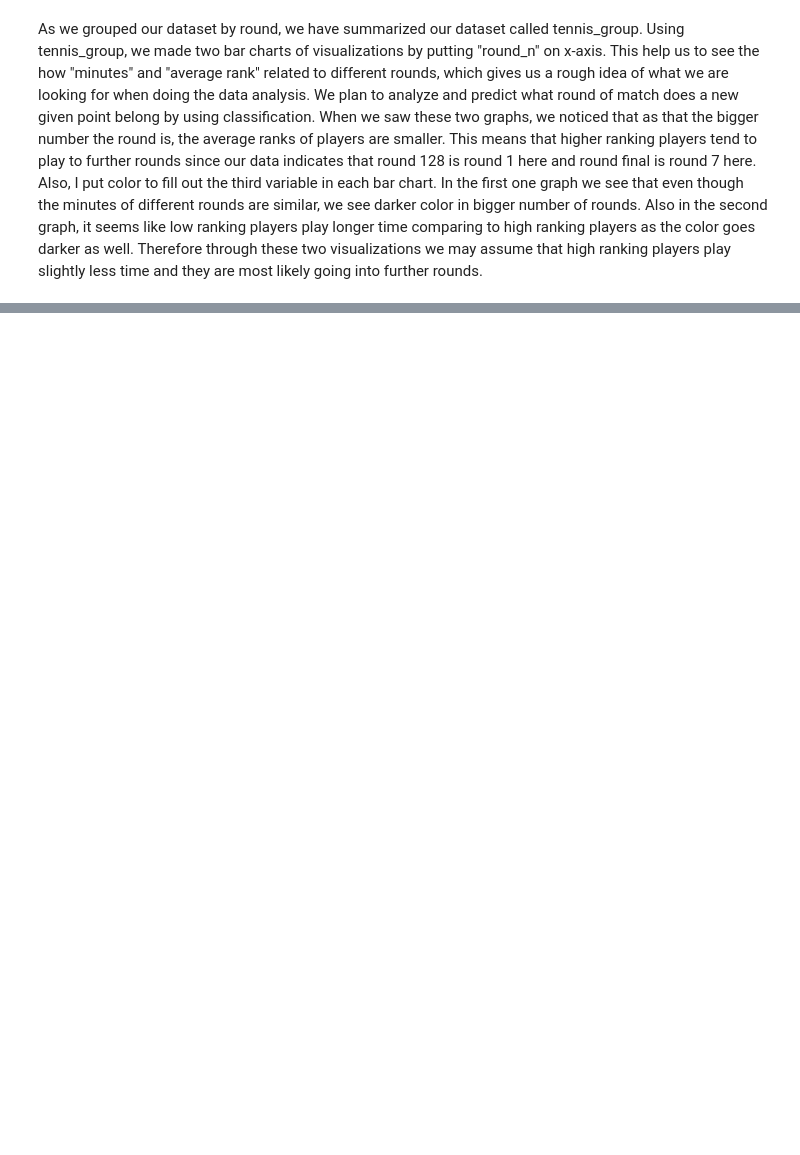
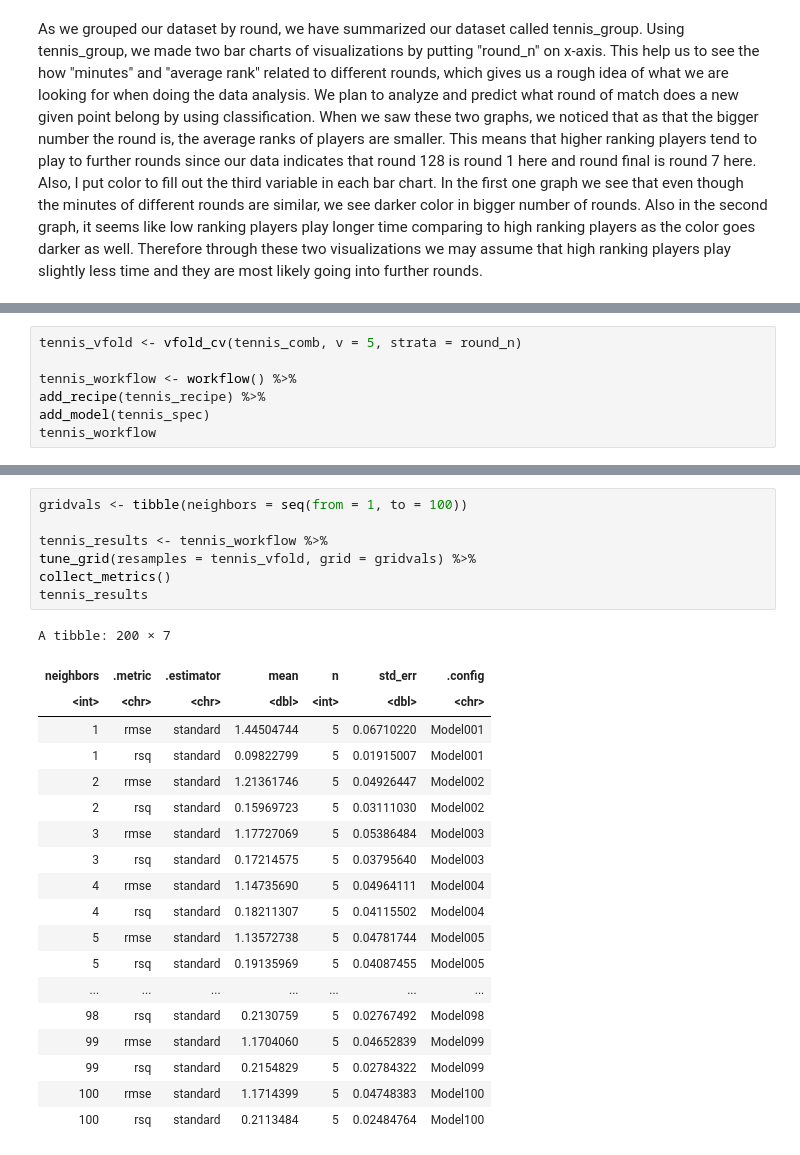
Before and after one commit to brianapavey/Group-Project, a Jupyter notebook: tennis_data_project.ipynb, the cells around one changed output, grey strips where cells are left out. Saved outputs shown, nothing was run; the diff lists cells and outputs as text; blank space fills up the shorter version.

```diff
--- a/tennis_data_project.ipynb
+++ b/tennis_data_project.ipynb
@@ -171,0 +203,7 @@ As we grouped our dataset by round, we have summarized our dataset called tennis
+# %%
+tennis_vfold <- vfold_cv(tennis_comb, v = 5, strata = round_n)
+
+tennis_workflow <- workflow() %>%
+add_recipe(tennis_recipe) %>%
+add_model(tennis_spec)
+tennis_workflow
@@ -171,0 +229,27 @@ As we grouped our dataset by round, we have summarized our dataset called tennis
+# %%
+gridvals <- tibble(neighbors = seq(from = 1, to = 100))
+
+tennis_results <- tennis_workflow %>%
+tune_grid(resamples = tennis_vfold, grid = gridvals) %>%
+collect_metrics()
+tennis_results
+# %% [output]
+A tibble: 200 × 7
+| neighbors | .metric | .estimator | mean | n | std_err | .config |
+| <int> | <chr> | <chr> | <dbl> | <int> | <dbl> | <chr> |
+| 1 | rmse | standard | 1.44504744 | 5 | 0.06710220 | Model001 |
+| 1 | rsq | standard | 0.09822799 | 5 | 0.01915007 | Model001 |
+| 2 | rmse | standard | 1.21361746 | 5 | 0.04926447 | Model002 |
+| 2 | rsq | standard | 0.15969723 | 5 | 0.03111030 | Model002 |
+| 3 | rmse | standard | 1.17727069 | 5 | 0.05386484 | Model003 |
+| 3 | rsq | standard | 0.17214575 | 5 | 0.03795640 | Model003 |
+| 4 | rmse | standard | 1.14735690 | 5 | 0.04964111 | Model004 |
+| 4 | rsq | standard | 0.18211307 | 5 | 0.04115502 | Model004 |
+| 5 | rmse | standard | 1.13572738 | 5 | 0.04781744 | Model005 |
+| 5 | rsq | standard | 0.19135969 | 5 | 0.04087455 | Model005 |
+| ... | ... | ... | ... | ... | ... | ... |
+| 98 | rsq | standard | 0.2130759 | 5 | 0.02767492 | Model098 |
+| 99 | rmse | standard | 1.1704060 | 5 | 0.04652839 | Model099 |
+| 99 | rsq | standard | 0.2154829 | 5 | 0.02784322 | Model099 |
+| 100 | rmse | standard | 1.1714399 | 5 | 0.04748383 | Model100 |
+| 100 | rsq | standard | 0.2113484 | 5 | 0.02484764 | Model100 |
```
Also changed, not shown: parts of 9 cells of this notebook.
